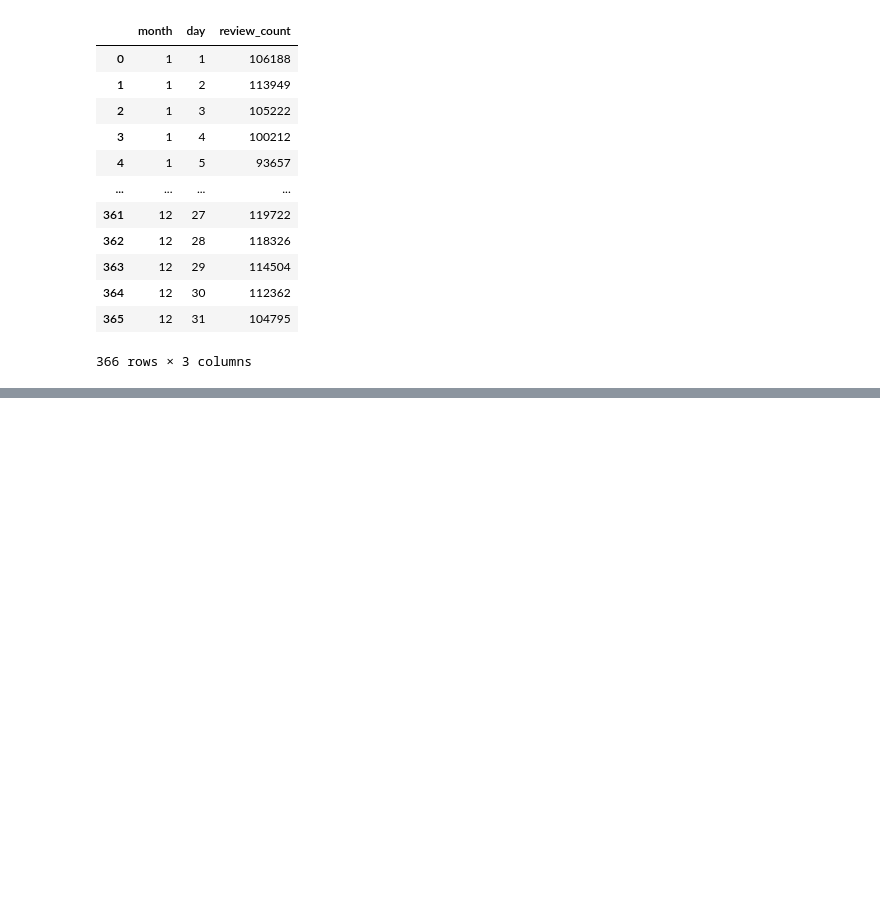
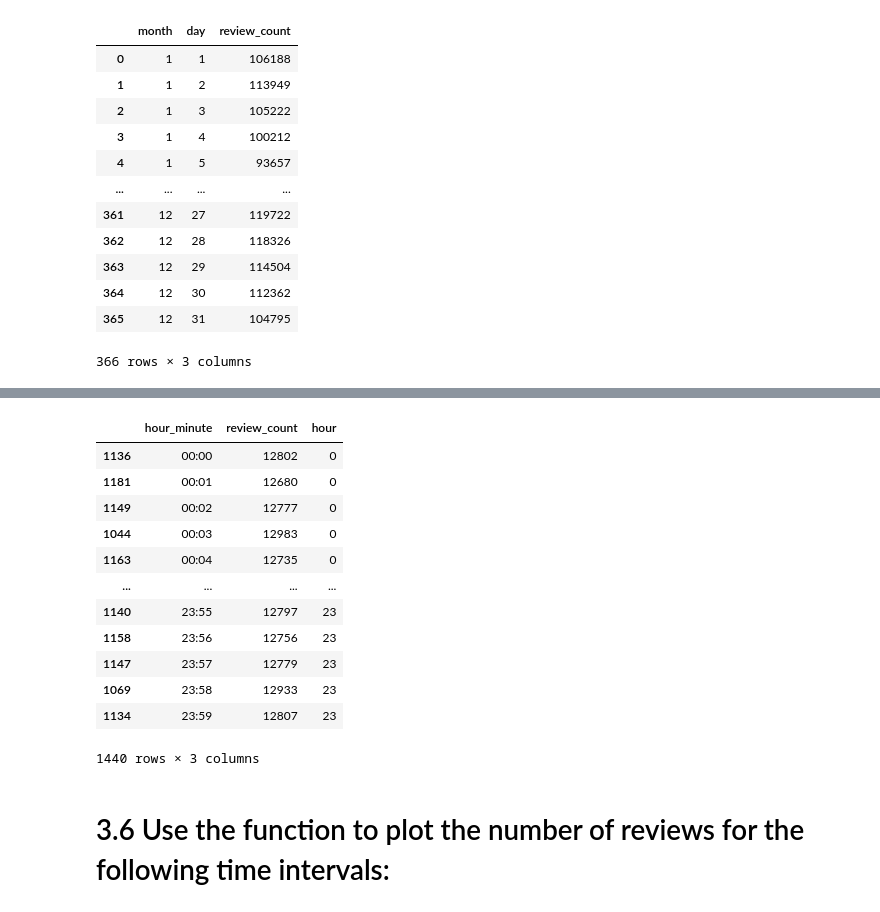
Before and after one commit to khalmatay/videogame-reviews-analysis, a Jupyter notebook: nurbek/RQ3&RQ5.ipynb, the cells around one changed output, grey strips where cells are left out. Drawn from its saved outputs; the diff is of its cells as text; code cells hidden in the pictures; blank space fills up the shorter version.

```diff
--- a/nurbek/RQ3&RQ5.ipynb
+++ b/nurbek/RQ3&RQ5.ipynb
@@ -345,0 +338,5 @@ time_day_review
+# %%
+time_day_review_counts = time_day_review['hour_minute'].value_counts()
+time_day_review_counts.name = "review_count"
+
+time_day_review_counts = time_day_review_counts.reset_index().rename(columns={"index": "hour_minute"})
@@ -345,0 +359,16 @@ time_day_review
+# %%
+
+time_day_review_counts['hour_minute'] = pd.to_datetime(time_day_review_counts['hour_minute'], format='%H:%M')
+
+time_day_review_counts = time_day_review_counts.sort_values(by='hour_minute')
+time_day_review_counts['hour_minute'] = time_day_review_counts['hour_minute'].dt.strftime('%H:%M')
+
+
+fig = px.line(time_day_review_counts, x="hour_minute", y="review_count",
+              title="Review Counts by Time of Day",
+              labels={"hour_minute": "Time (Hour:Minute)", "review_count": "Review Count"},
+              markers=True)
+
+fig.update_xaxes(tickangle=45, title_text="Time (Hour:Minute)")
+fig.update_yaxes(title_text="Review Count")
+fig.show()
@@ -345,0 +430,18 @@ time_day_review
+# %%
+time_day_review_counts
+# %% [output]
+|  | hour_minute | review_count | hour |
+| 1136 | 00:00 | 12802 | 0 |
+| 1181 | 00:01 | 12680 | 0 |
+| 1149 | 00:02 | 12777 | 0 |
+| 1044 | 00:03 | 12983 | 0 |
+| 1163 | 00:04 | 12735 | 0 |
+| ... | ... | ... | ... |
+| 1140 | 23:55 | 12797 | 23 |
+| 1158 | 23:56 | 12756 | 23 |
+| 1147 | 23:57 | 12779 | 23 |
+| 1069 | 23:58 | 12933 | 23 |
+| 1134 | 23:59 | 12807 | 23 |
+1440 rows × 3 columns
+# %% [markdown]
+# 3.6 Use the function to plot the number of reviews for the following time intervals:
```
Also changed, not shown: parts of 12 cells of this notebook.
